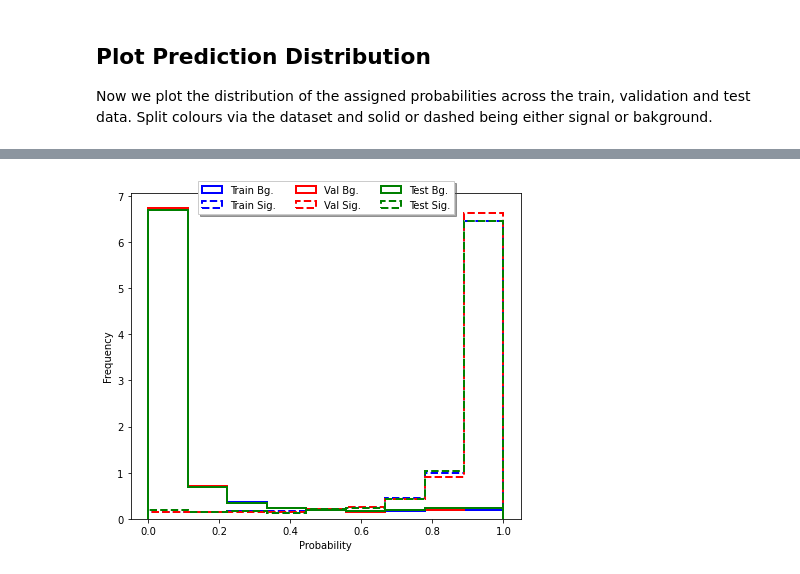
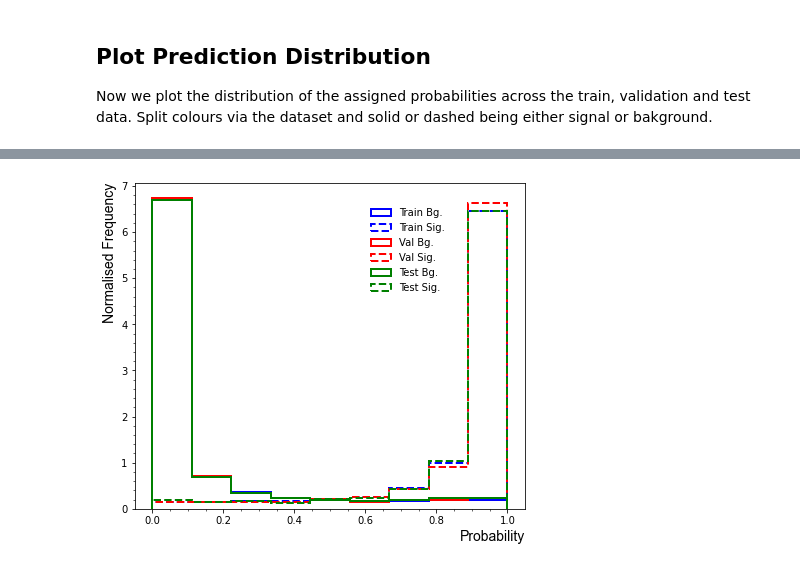
Before and after one commit to ChandlerKenworthy/Y4RareDecayProject, a Jupyter notebook: code/neural_network/model_analysis.ipynb, the cells around one changed output, grey strips where cells are left out. Cells and saved outputs as stored; diff of their text form; code cells hidden in the pictures.

```diff
--- a/code/neural_network/model_analysis.ipynb
+++ b/code/neural_network/model_analysis.ipynb
@@ -145,19 +160,30 @@ trainb = model.predict(X_train_bg)
 # %%
 import numpy as np
+from matplotlib.ticker import (MultipleLocator, FormatStrFormatter, AutoMinorLocator)
+
 bins = np.linspace(0, 1, 10)
 fig, ax = plt.subplots(1, 1, figsize=(7, 6))
+ax.xaxis.set_minor_locator(AutoMinorLocator())
+ax.yaxis.set_minor_locator(AutoMinorLocator())
+
+fonts = {'fontname':'Arial'}
+
 ax.hist(trainb, bins=bins, histtype='step', label='Train Bg.', density=True, color='b', linewidth=2)
 ax.hist(trains, bins=bins, histtype='step', label='Train Sig.', density=True, linestyle='dashed', color='b', linewidth=2)
 
 ax.hist(valb, bins=bins, histtype='step', label='Val Bg.', density=True, color='r', linewidth=2)
 ax.hist(vals, bins=bins, histtype='step', label='Val Sig.', density=True, linestyle='dashed', color='r', linewidth=2)
 
 ax.hist(testb, bins=bins, histtype='step', label='Test Bg.', density=True, color='g', linewidth=2)
 ax.hist(tests, bins=bins, histtype='step', label='Test Sig.', density=True, linestyle='dashed', color='g', linewidth=2)
 
-plt.ylabel('Frequency')
-plt.xlabel('Probability')
-plt.legend(loc='upper center', bbox_to_anchor=(0.5, 1.05), ncol=3, fancybox=False, shadow=True)
+plt.ylabel('Normalised Frequency', horizontalalignment='right', y=1.0, fontsize=14, **fonts)
+plt.xlabel('Probability', horizontalalignment='right', x=1.0, fontsize=14, **fonts)
+plt.legend(loc='upper center', bbox_to_anchor=(0.7, 0.95), ncol=1, fancybox=False, shadow=True, frameon=False)
+plt.savefig('predicted_prob_dist.png')
 plt.show()
+
+# GREEN = #008000 (BACKGROUND)
+# RED = #f40000 (SIGNAL)
 # %% [output]
-[figure, old version]
+[figure, new version]
```
Also changed, not shown: parts of 3 cells of this notebook, 1 other file.
